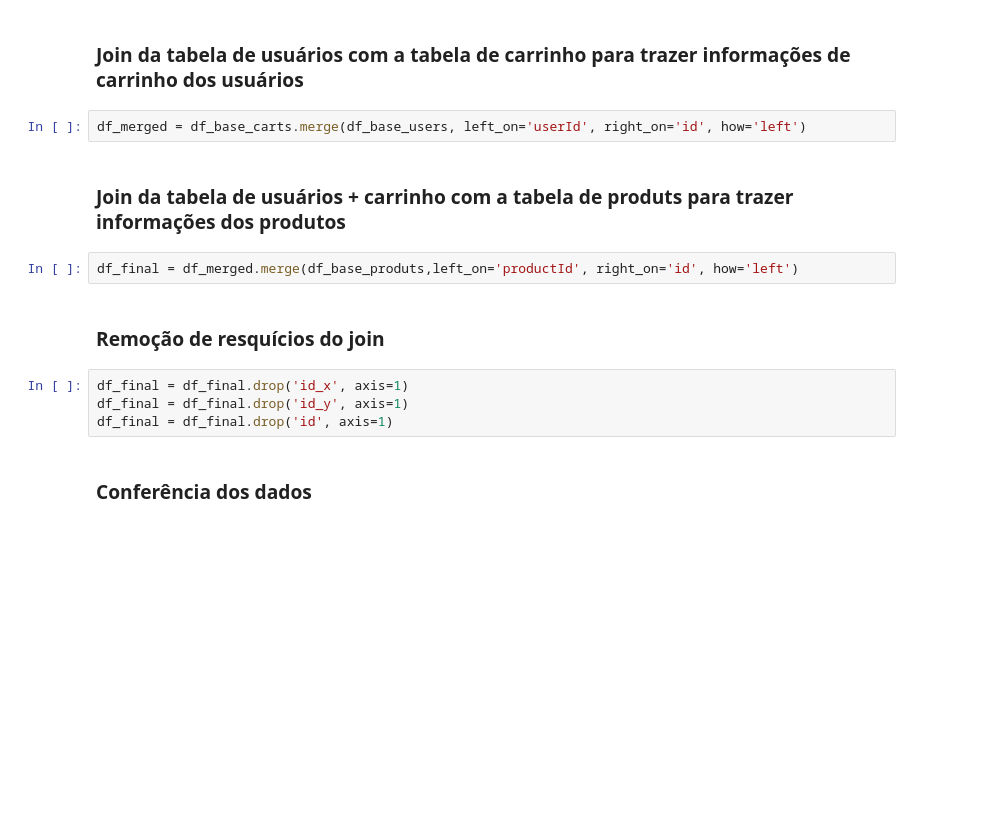
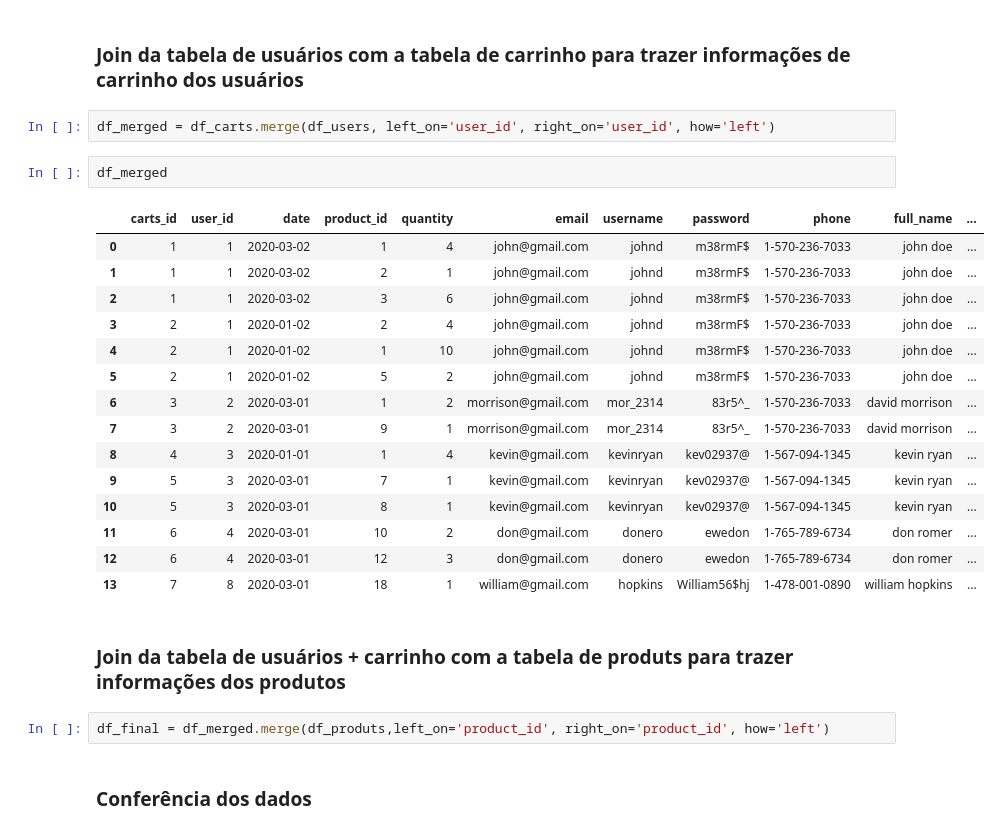
Before and after one commit to candidoj184/case_enjoei, a Jupyter notebook: codigos/gold_codigos/base_gold_juncao_e_agrupamento.ipynb, the cells around one changed output. Drawn from its saved outputs; the diff is of its cells as text; blank space fills up the shorter version.

```diff
--- a/codigos/gold_codigos/base_gold_juncao_e_agrupamento.ipynb
+++ b/codigos/gold_codigos/base_gold_juncao_e_agrupamento.ipynb
@@ -13,17 +13,29 @@ df_base_carts = pd.read_parquet('C:/Users/candi/OneDrive/Documentos/Enjoei/Case_
 # %% [markdown]
 ### Join da tabela de usuários com a tabela de carrinho para trazer informações de carrinho dos usuários
 # %%
-df_merged = df_base_carts.merge(df_base_users, left_on='userId', right_on='id', how='left')
+df_merged = df_carts.merge(df_users, left_on='user_id', right_on='user_id', how='left')
+# %%
+df_merged
+# %% [output]
+|  | carts_id | user_id | date | product_id | quantity | email | username | password | phone | full_name | ... |
+| 0 | 1 | 1 | 2020-03-02 | 1 | 4 | john@gmail.com | johnd | m38rmF$ | 1-570-236-7033 | john doe | ... |
+| 1 | 1 | 1 | 2020-03-02 | 2 | 1 | john@gmail.com | johnd | m38rmF$ | 1-570-236-7033 | john doe | ... |
+| 2 | 1 | 1 | 2020-03-02 | 3 | 6 | john@gmail.com | johnd | m38rmF$ | 1-570-236-7033 | john doe | ... |
+| 3 | 2 | 1 | 2020-01-02 | 2 | 4 | john@gmail.com | johnd | m38rmF$ | 1-570-236-7033 | john doe | ... |
+| 4 | 2 | 1 | 2020-01-02 | 1 | 10 | john@gmail.com | johnd | m38rmF$ | 1-570-236-7033 | john doe | ... |
+| 5 | 2 | 1 | 2020-01-02 | 5 | 2 | john@gmail.com | johnd | m38rmF$ | 1-570-236-7033 | john doe | ... |
+| 6 | 3 | 2 | 2020-03-01 | 1 | 2 | morrison@gmail.com | mor_2314 | 83r5^_ | 1-570-236-7033 | david morrison | ... |
+| 7 | 3 | 2 | 2020-03-01 | 9 | 1 | morrison@gmail.com | mor_2314 | 83r5^_ | 1-570-236-7033 | david morrison | ... |
+| 8 | 4 | 3 | 2020-01-01 | 1 | 4 | kevin@gmail.com | kevinryan | kev02937@ | 1-567-094-1345 | kevin ryan | ... |
+| 9 | 5 | 3 | 2020-03-01 | 7 | 1 | kevin@gmail.com | kevinryan | kev02937@ | 1-567-094-1345 | kevin ryan | ... |
+| 10 | 5 | 3 | 2020-03-01 | 8 | 1 | kevin@gmail.com | kevinryan | kev02937@ | 1-567-094-1345 | kevin ryan | ... |
+| 11 | 6 | 4 | 2020-03-01 | 10 | 2 | don@gmail.com | donero | ewedon | 1-765-789-6734 | don romer | ... |
+| 12 | 6 | 4 | 2020-03-01 | 12 | 3 | don@gmail.com | donero | ewedon | 1-765-789-6734 | don romer | ... |
+| 13 | 7 | 8 | 2020-03-01 | 18 | 1 | william@gmail.com | hopkins | William56$hj | 1-478-001-0890 | william hopkins | ... |
 # %% [markdown]
 ### Join da tabela de usuários + carrinho com a tabela de produts para trazer informações dos produtos
 # %%
-df_final = df_merged.merge(df_base_produts,left_on='productId', right_on='id', how='left')
+df_final = df_merged.merge(df_produts,left_on='product_id', right_on='product_id', how='left')
-# %% [markdown]
-### Remoção de resquícios do join
-# %%
-df_final = df_final.drop('id_x', axis=1)
-df_final = df_final.drop('id_y', axis=1)
-df_final = df_final.drop('id', axis=1)
 # %% [markdown]
 ### Conferência dos dados
 # %%
```
Also changed, not shown: parts of 14 cells of this notebook, 2 other files.
